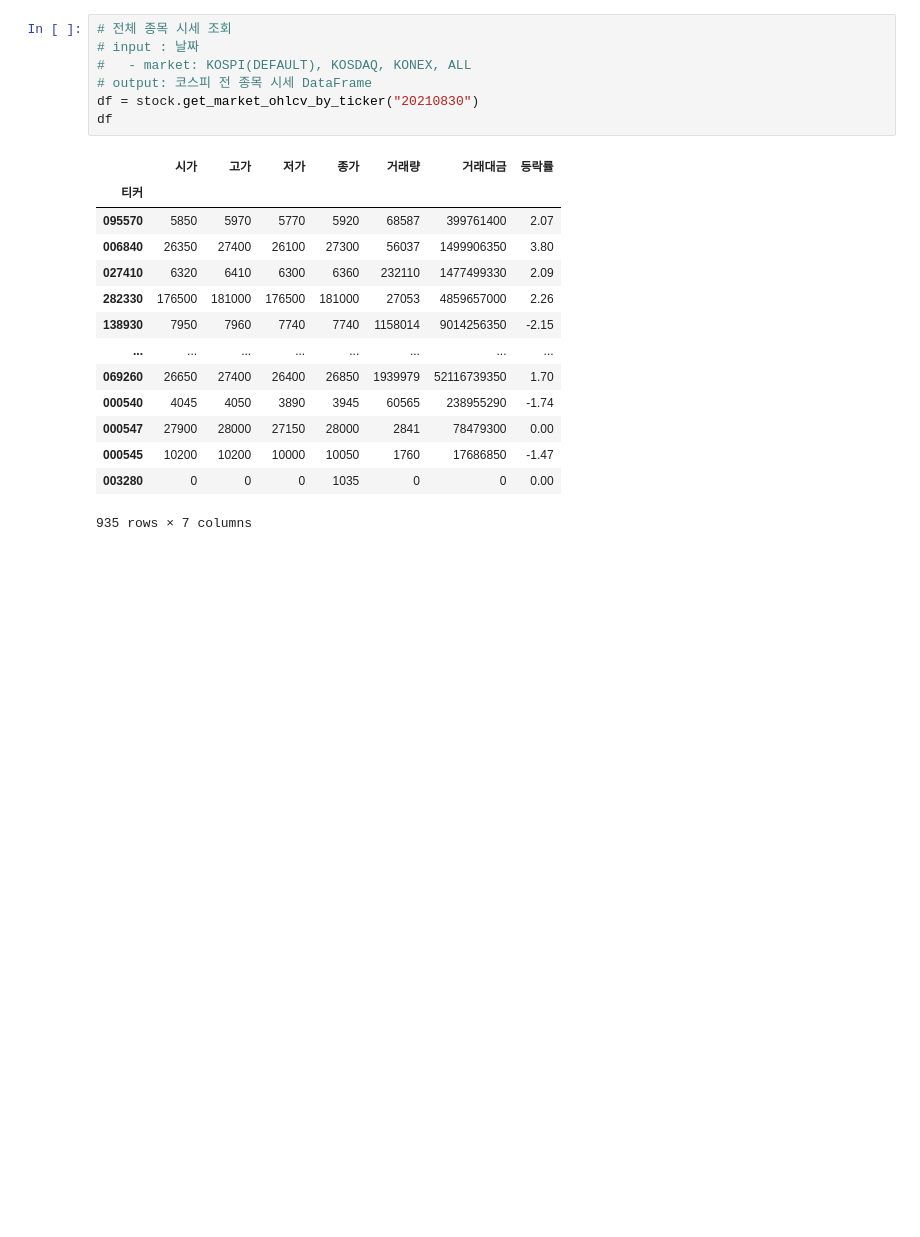
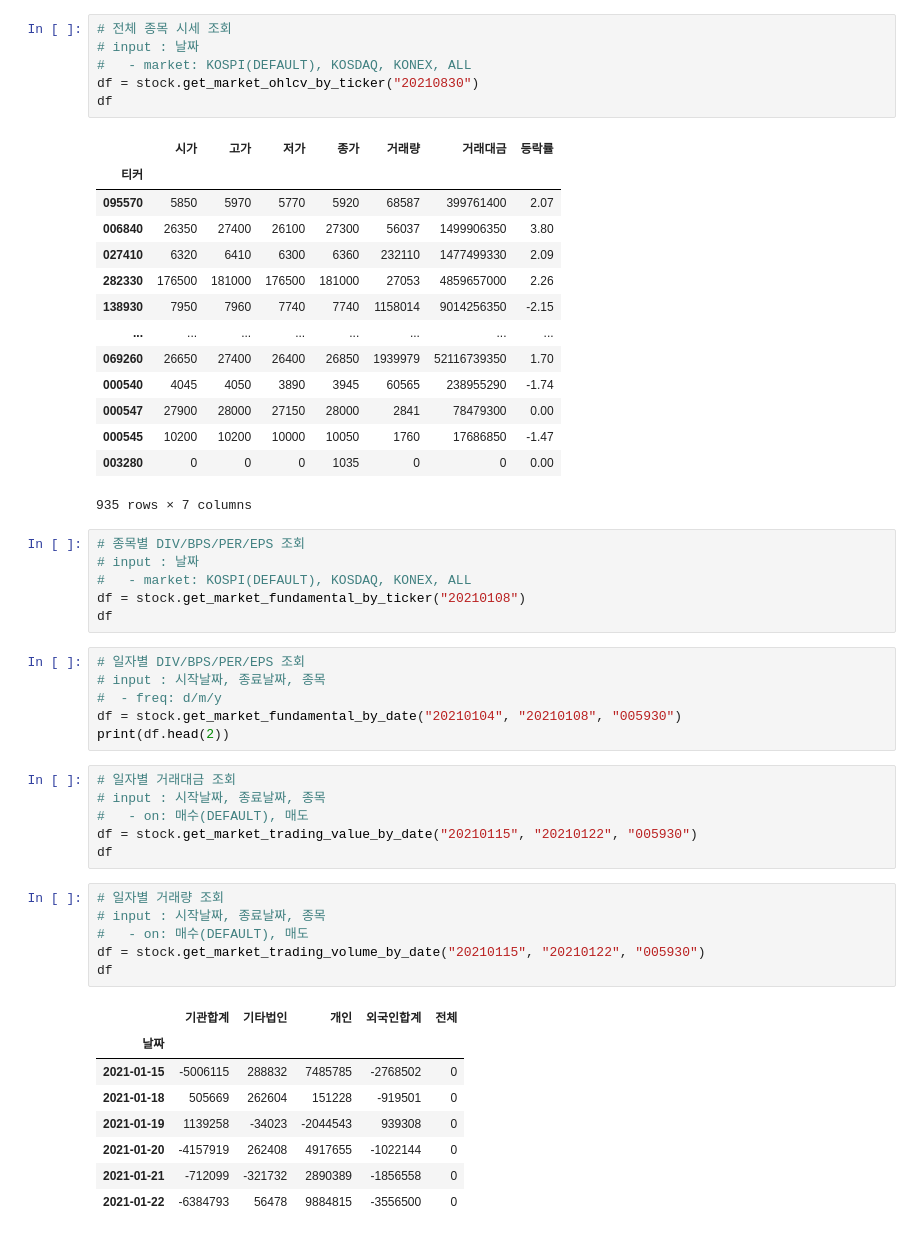
Before and after one commit to rivernine/indexduck, a Jupyter notebook: pykrx/stocksinsite.ipynb, the cells around one changed output. Saved outputs shown, nothing was run; the diff lists cells and outputs as text; blank space fills up the shorter version.

```diff
--- a/pykrx/stocksinsite.ipynb
+++ b/pykrx/stocksinsite.ipynb
@@ -22,7 +25,6 @@ df.head(3)
 # 전체 종목 시세 조회
 # input : 날짜
 #   - market: KOSPI(DEFAULT), KOSDAQ, KONEX, ALL
-# output: 코스피 전 종목 시세 DataFrame
 df = stock.get_market_ohlcv_by_ticker("20210830")
 df
 # %% [output]
@@ -40,3 +42,36 @@ df
 | 000545 | 10200 | 10200 | 10000 | 10050 | 1760 | 17686850 | -1.47 |
 | 003280 | 0 | 0 | 0 | 1035 | 0 | 0 | 0.00 |
 935 rows × 7 columns
+# %%
+# 종목별 DIV/BPS/PER/EPS 조회
+# input : 날짜
+#   - market: KOSPI(DEFAULT), KOSDAQ, KONEX, ALL
+df = stock.get_market_fundamental_by_ticker("20210108")
+df
+# %%
+# 일자별 DIV/BPS/PER/EPS 조회
+# input : 시작날짜, 종료날짜, 종목
+#  - freq: d/m/y
+df = stock.get_market_fundamental_by_date("20210104", "20210108", "005930")
+print(df.head(2))
+# %%
+# 일자별 거래대금 조회
+# input : 시작날짜, 종료날짜, 종목
+#   - on: 매수(DEFAULT), 매도
+df = stock.get_market_trading_value_by_date("20210115", "20210122", "005930")
+df
+# %%
+# 일자별 거래량 조회
+# input : 시작날짜, 종료날짜, 종목
+#   - on: 매수(DEFAULT), 매도
+df = stock.get_market_trading_volume_by_date("20210115", "20210122", "005930")
+df
+# %% [output]
+|  | 기관합계 | 기타법인 | 개인 | 외국인합계 | 전체 |
+| 날짜 |  |  |  |  |  |
+| 2021-01-15 | -5006115 | 288832 | 7485785 | -2768502 | 0 |
+| 2021-01-18 | 505669 | 262604 | 151228 | -919501 | 0 |
+| 2021-01-19 | 1139258 | -34023 | -2044543 | 939308 | 0 |
+| 2021-01-20 | -4157919 | 262408 | 4917655 | -1022144 | 0 |
+| 2021-01-21 | -712099 | -321732 | 2890389 | -1856558 | 0 |
+| 2021-01-22 | -6384793 | 56478 | 9884815 | -3556500 | 0 |
```
Also changed, not shown: parts of 13 cells of this notebook, 1 other file.
